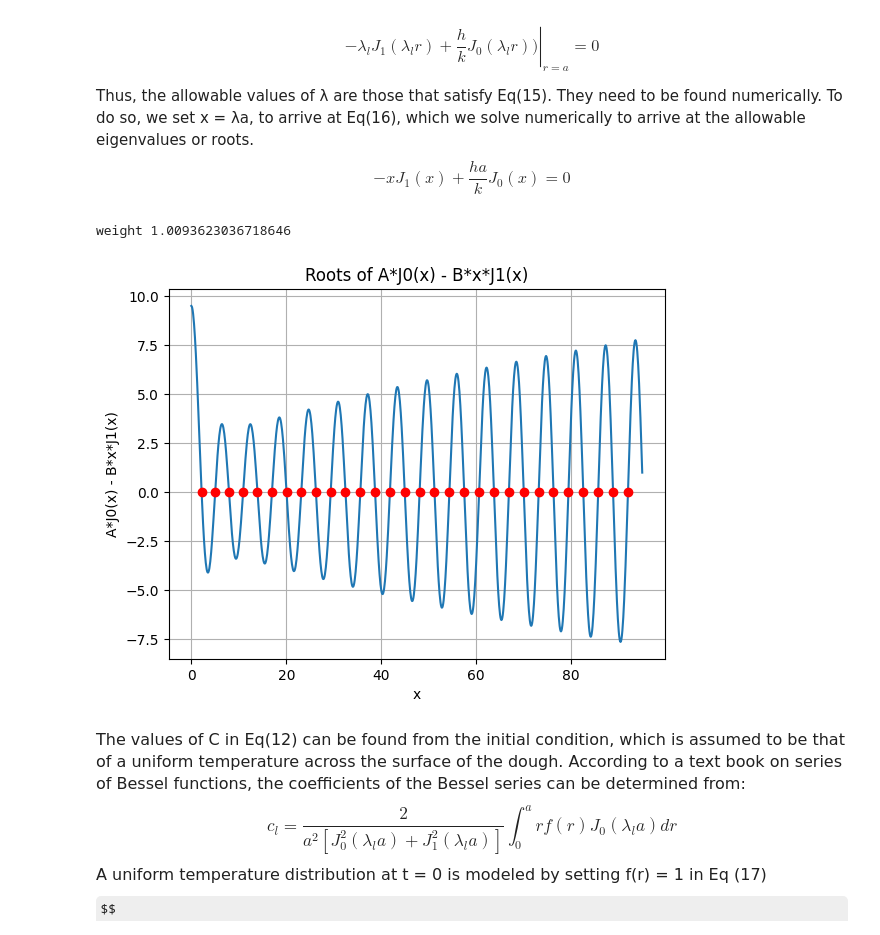
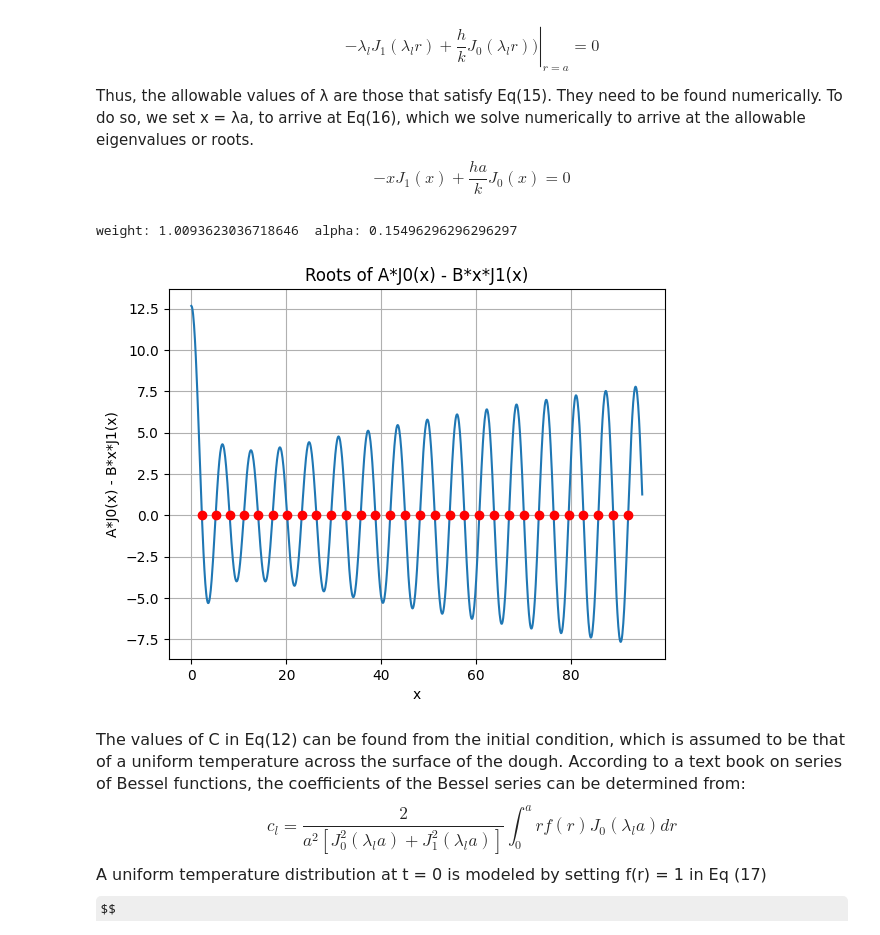
Before and after one commit to geoc1234/sourdough, a Jupyter notebook: notebooks/HeatMap.ipynb, the cells around one changed output. Drawn from its saved outputs; the diff is of its cells as text; code cells hidden in the pictures; some formulas as TeX source.

```diff
--- a/notebooks/HeatMap.ipynb
+++ b/notebooks/HeatMap.ipynb
@@ -102,12 +102,12 @@ T_0 = 74.0    # The initial bread temperature °F
 radius = 9.5  # radius of the cylindrically shaped bread cm
 height = 8.9  # height or length of the bread cm
 convection_h = 0.002/1.8   # Example value for 'h' W/cm^2/Rankin
-conduction_k = 0.002/1.8    # Example value for 'k' W/cm/Rankin
+conduction_k = 0.0015/1.8    # Example value for 'k' W/cm/Rankin
 cp = 2092.0/1.8   # heat capacity dough J/Kg/Rankin
 rho = 0.0004  # density of dough Kg/cm^3
 alpha = (cp*rho/conduction_k/3600) # convert from sec to hrs
 weight_boule = (np.pi*radius**2)*height*rho
-print("weight",weight_boule)
+print("weight:",weight_boule," alpha:", alpha)
 
 num_roots_l = 100 # Number of terms for summation over l
 num_roots_m = 100  # Number of terms for summation over m
@@ -185,35 +185,35 @@ def find_roots_m(A, B, H = height, x_range=(0,height,1000), n_roots=num_roots_m)
     return np.array(roots)
 
 def calc_coefficient_l(xl, a=9):
   # expects input xl = lambda_l*a
   term1 = 2.0/(radius**2 * (j0(xl)**2 + j1(xl)**2))
   term2 = a**2*j1(xl)/xl
   #print("coeff", term1*term2)
   return term1*term2
 
 def calc_coefficient_z(xz,H=7):
   # expects input xz = root_m
   term1 = (H/2) + np.sin(xz*H)/(2*xz)
   term2 = (2/xz)*np.sin(xz*H/2)
   return term2/term1
 
 A = (convection_h/conduction_k)*radius
 B = 1
 l_rootsRange = 10*radius
 l_range=(0,l_rootsRange,10000)
 roots_l = find_roots_lambda(A, B,l_range, num_roots_l)
 x = np.linspace(0,l_rootsRange,1000)
 y = A * j0(x) - B * x * j1(x)
 plt.plot(x, y)
 plt.plot(roots_l, np.zeros_like(roots_l), "ro")
 plt.xlabel("x")
 plt.ylabel("A*J0(x) - B*x*J1(x)")
 plt.title("Roots of A*J0(x) - B*x*J1(x)")
 plt.grid(True)
 plt.show()
 # %% [output]
-weight 1.0093623036718646
+weight: 1.0093623036718646  alpha: 0.15496296296296297
-[figure, old version]
+[figure, new version]
 # %% [markdown]
  <font size = "3"> The values of C in Eq(12) can be found from the initial condition, which is assumed to be that of a uniform temperature across the surface of the dough.  According to a text book on series of Bessel functions, the coefficients of the Bessel series can be determined from:
 $$
```
Also changed, not shown: parts of 2 cells of this notebook.
